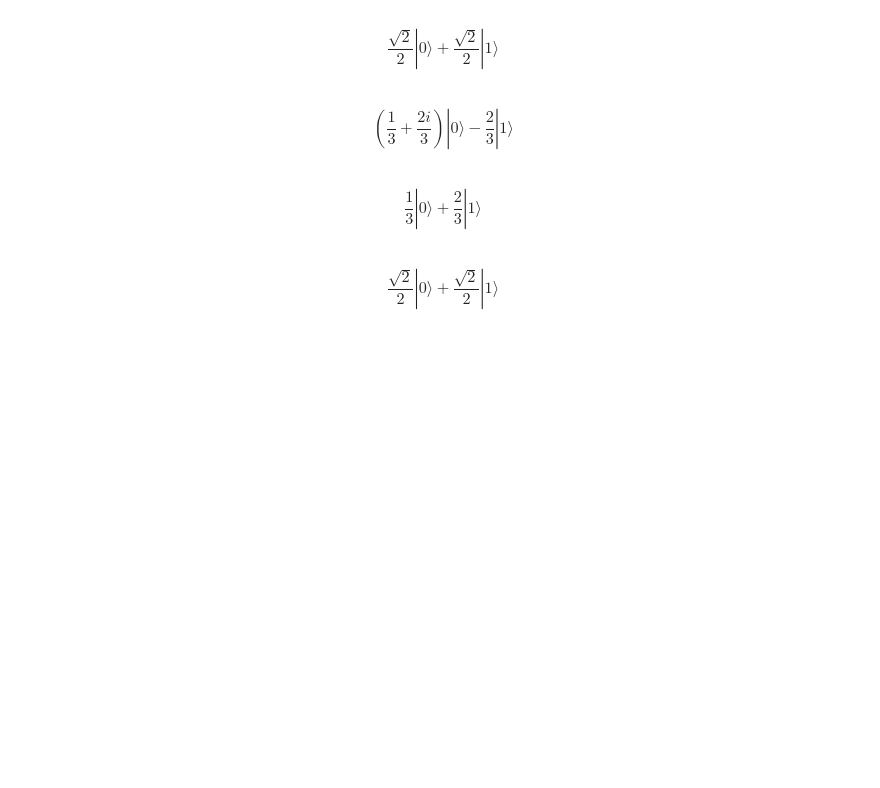
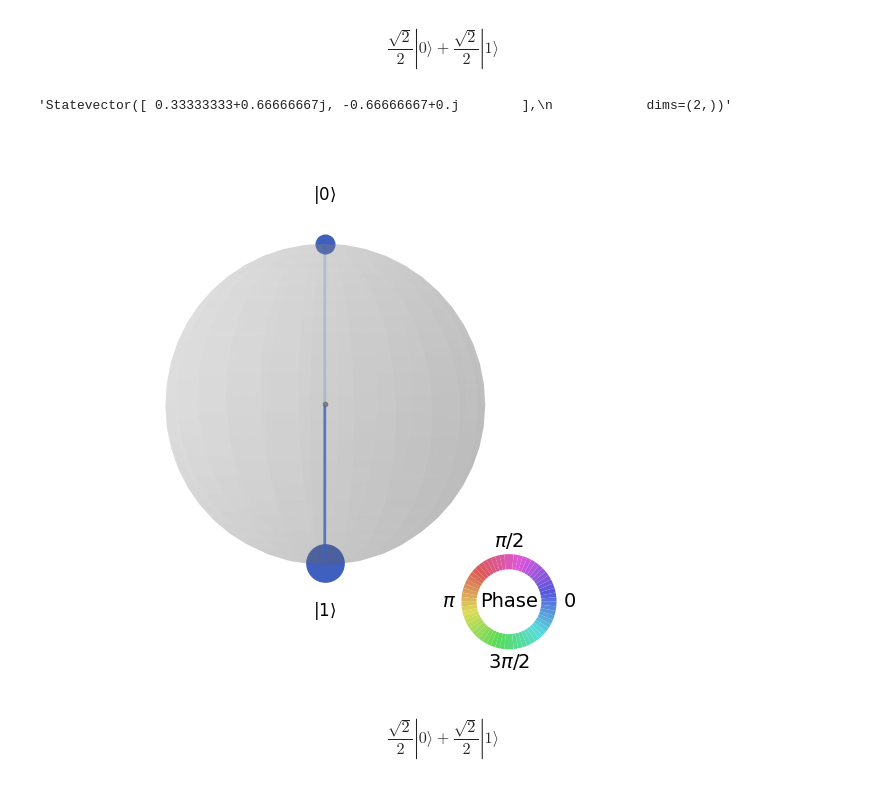
Before and after one commit to DuarteMagano/Hello-Quantum-World, a Jupyter notebook: tutorial_teacher.ipynb, the cells around one changed output. Saved outputs shown, nothing was run; the diff lists cells and outputs as text; code cells hidden in the pictures; blank space fills up the shorter version.

```diff
--- a/tutorial_teacher.ipynb
+++ b/tutorial_teacher.ipynb
@@ -22,11 +22,11 @@ u.draw("latex")
 # %% [output]
 $$\frac{\sqrt{2}}{2} |0\rangle+\frac{\sqrt{2}}{2} |1\rangle$$
 # %%
-v.draw("latex")
+v.draw()
 # %% [output]
-$$(\frac{1}{3} + \frac{2 i}{3}) |0\rangle- \frac{2}{3} |1\rangle$$
+'Statevector([ 0.33333333+0.66666667j, -0.66666667+0.j        ],\n            dims=(2,))'
 # %%
-w.draw("latex")
+w.draw("qsphere")
 # %% [output]
-$$\frac{1}{3} |0\rangle+\frac{2}{3} |1\rangle$$
+[figure, added]
 # %%
```
Also changed, not shown: parts of 96 cells of this notebook.
